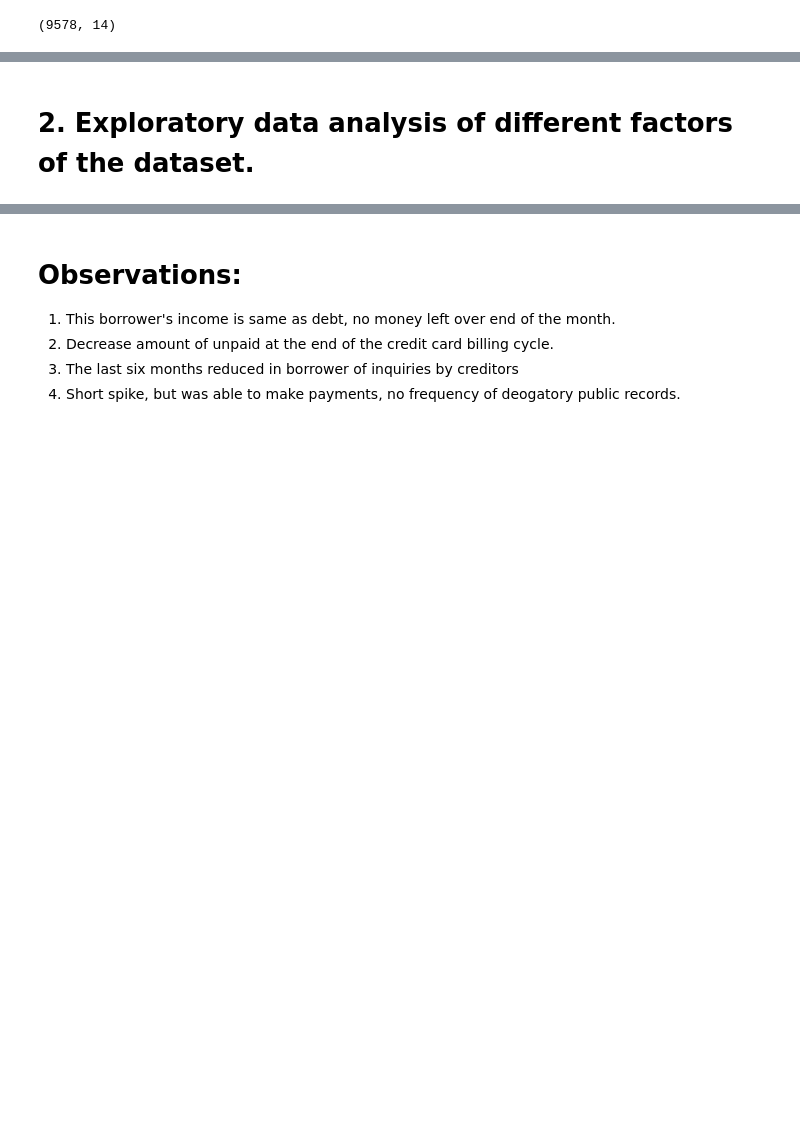
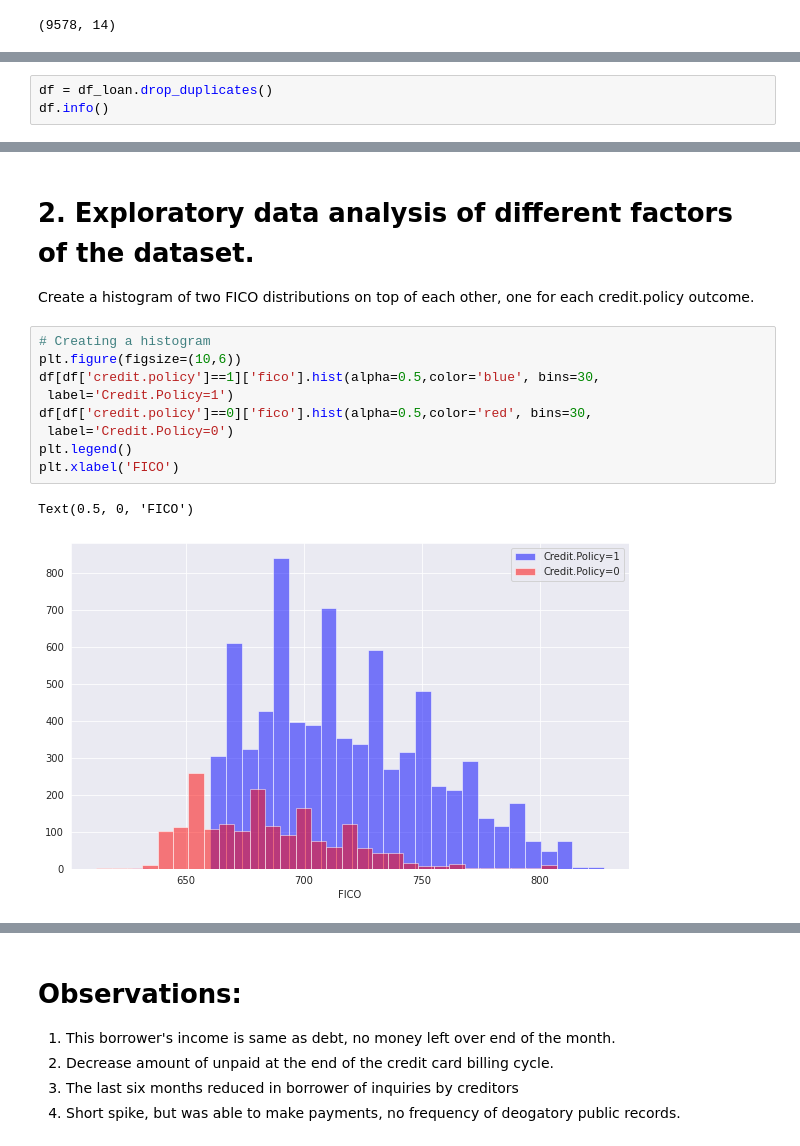
Before and after one commit to Vey27/DeepLearning, a Jupyter notebook: loan.ipynb, the cells around one changed output, grey strips where cells are left out. Saved outputs shown, nothing was run; the diff lists cells and outputs as text; blank space fills up the shorter version.

```diff
--- a/loan.ipynb
+++ b/loan.ipynb
@@ -147,3 +186,6 @@ df_loan.describe().transpose()
 | delinq.2yrs | 9578.0 | 0.163708 | 0.546215 | 0.000000 | 0.000000 | 0.000000 | 0.000000 | 1.300000e+01 |
 | pub.rec | 9578.0 | 0.062122 | 0.262126 | 0.000000 | 0.000000 | 0.000000 | 0.000000 | 5.000000e+00 |
 | not.fully.paid | 9578.0 | 0.160054 | 0.366676 | 0.000000 | 0.000000 | 0.000000 | 0.000000 | 1.000000e+00 |
+# %%
+df = df_loan.drop_duplicates()
+df.info()
@@ -150,2 +236,15 @@ df_loan.describe().transpose()
 # %% [markdown]
 # 2.     Exploratory data analysis of different factors of the dataset.
+Create a histogram of two FICO distributions on top of each other, one for each credit.policy outcome.
+# %%
+# Creating a histogram
+plt.figure(figsize=(10,6))
+df[df['credit.policy']==1]['fico'].hist(alpha=0.5,color='blue', bins=30,
+ label='Credit.Policy=1')
+df[df['credit.policy']==0]['fico'].hist(alpha=0.5,color='red', bins=30,
+ label='Credit.Policy=0')
+plt.legend()
+plt.xlabel('FICO')
+# %% [output]
+Text(0.5, 0, 'FICO')
+[figure, added]
```
Also changed, not shown: parts of 66 cells of this notebook.
